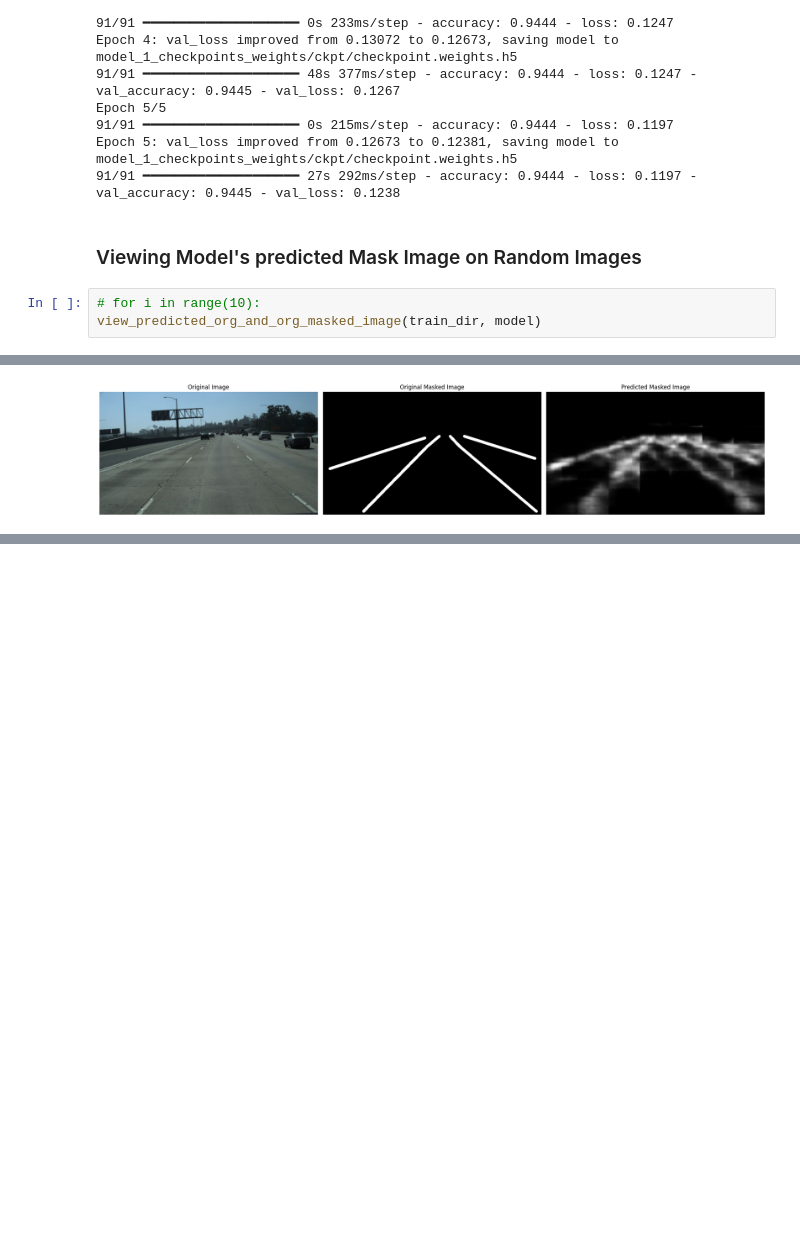
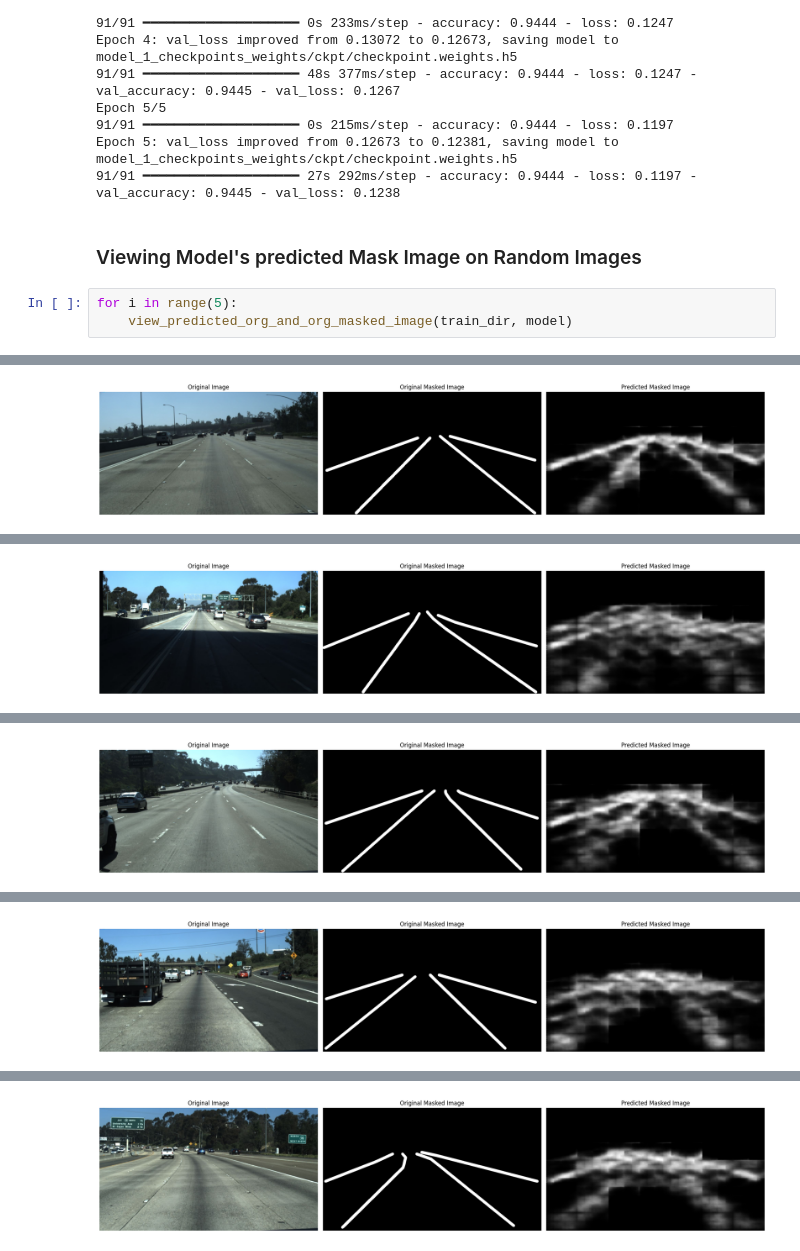
Before and after one commit to divyalaldinani/LaneMark-AI, a Jupyter notebook: TuSimple_using_DenseNet.ipynb, the cells around one changed output, grey strips where cells are left out. Saved outputs shown, nothing was run; the diff lists cells and outputs as text; blank space fills up the shorter version.

```diff
--- a/TuSimple_using_DenseNet.ipynb
+++ b/TuSimple_using_DenseNet.ipynb
@@ -349,6 +349,6 @@ Epoch 5: val_loss improved from 0.12673 to 0.12381, saving model to model_1_chec
 # %% [markdown]
 ### Viewing Model's predicted Mask Image on Random Images
 # %%
-# for i in range(10):
-view_predicted_org_and_org_masked_image(train_dir, model)
+for i in range(5):
+    view_predicted_org_and_org_masked_image(train_dir, model)
 # %% [output]
@@ -356 +356 @@ view_predicted_org_and_org_masked_image(train_dir, model)
-[figure, old version]
+[figure, new version]
@@ -356,0 +358 @@ view_predicted_org_and_org_masked_image(train_dir, model)
+[figure, added]
@@ -356,0 +360 @@ view_predicted_org_and_org_masked_image(train_dir, model)
+[figure, added]
@@ -356,0 +362 @@ view_predicted_org_and_org_masked_image(train_dir, model)
+[figure, added]
@@ -356,0 +364 @@ view_predicted_org_and_org_masked_image(train_dir, model)
+[figure, added]
```
Also changed, not shown: parts of 1 cell of this notebook.
